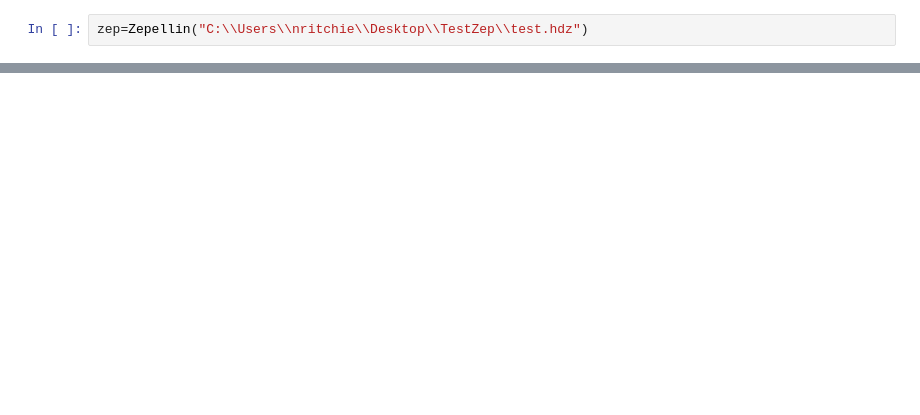
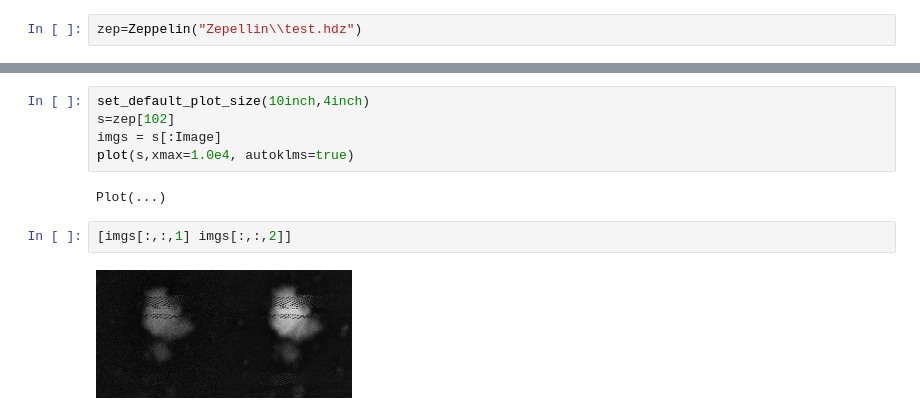
Before and after one commit to NicholasWMRitchie/NeXLNotebooks, a Jupyter notebook: NeXLSpectrum/ZepTest.ipynb, the cells around one changed output, grey strips where cells are left out. Drawn from its saved outputs; the diff is of its cells as text; blank space fills up the shorter version.

Commit message:
Working on ZepTest

```diff
--- a/NeXLSpectrum/ZepTest.ipynb
+++ b/NeXLSpectrum/ZepTest.ipynb
@@ -12,5 +18,5 @@ WARNING: using NeXLMatrixCorrection.elements in module NeXLParticle conflicts wi
 ┌ Info: Loading NeXLSpectrum Gadfly support
 └ @ NeXLSpectrum C:\Users\nritchie\.julia\dev\NeXLSpectrum\src\gadflysupport.jl:272
 # %%
-zep=Zepellin("C:\\Users\\nritchie\\Desktop\\TestZep\\test.hdz")
+zep=Zeppelin("Zepellin\\test.hdz")
 # %% [output]
@@ -46,0 +41,11 @@ missing
+# %%
+set_default_plot_size(10inch,4inch)
+s=zep[102]
+imgs = s[:Image]
+plot(s,xmax=1.0e4, autoklms=true)
+# %% [output]
+Plot(...)
+# %%
+[imgs[:,:,1] imgs[:,:,2]]
+# %% [output]
+[figure, added]
```
Also changed, not shown: parts of 8 cells of this notebook.
